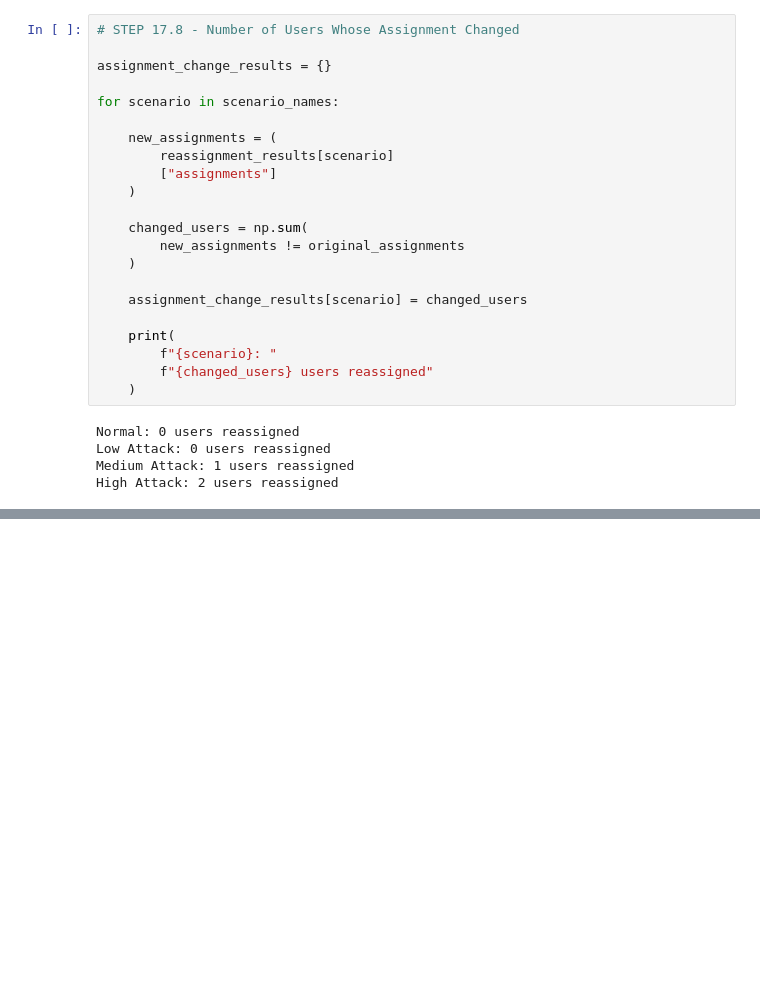
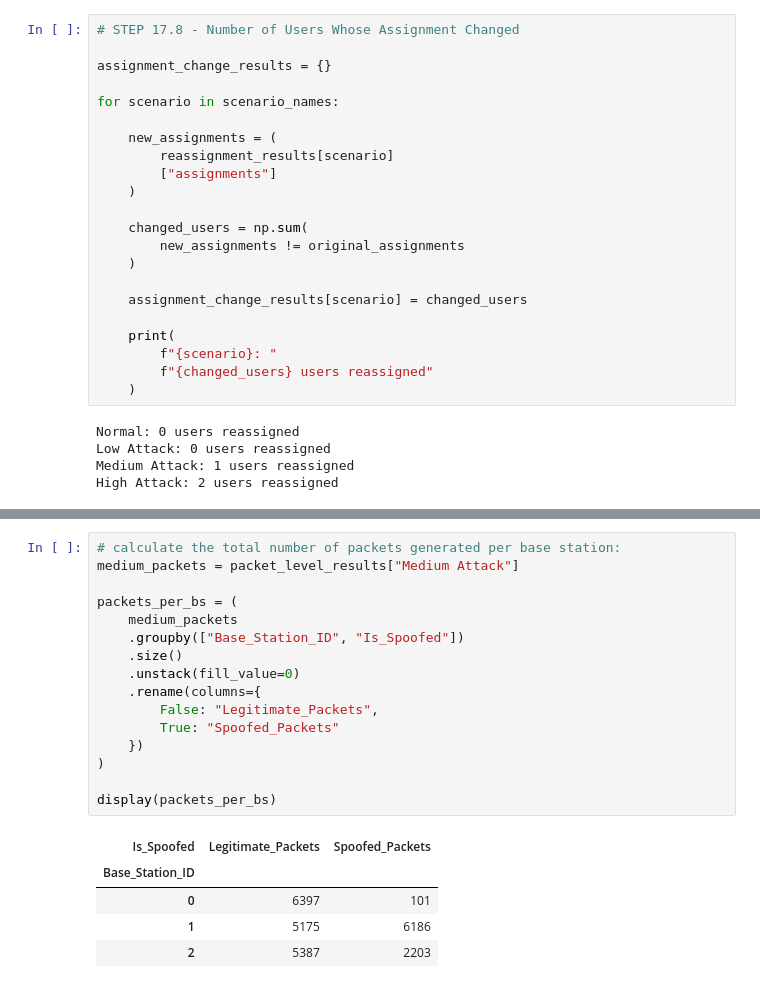
Before and after one commit to Chathuranga630/sionna, a Jupyter notebook: Spoofed_Traffic_v3.ipynb, the cells around one changed output, grey strips where cells are left out. Saved outputs shown, nothing was run; the diff lists cells and outputs as text; blank space fills up the shorter version.

```diff
--- a/Spoofed_Traffic_v3.ipynb
+++ b/Spoofed_Traffic_v3.ipynb
@@ -3939,0 +4371,22 @@ plt.show()
+# %%
+# calculate the total number of packets generated per base station:
+medium_packets = packet_level_results["Medium Attack"]
+
+packets_per_bs = (
+    medium_packets
+    .groupby(["Base_Station_ID", "Is_Spoofed"])
+    .size()
+    .unstack(fill_value=0)
+    .rename(columns={
+        False: "Legitimate_Packets",
+        True: "Spoofed_Packets"
+    })
+)
+
+display(packets_per_bs)
+# %% [output]
+| Is_Spoofed | Legitimate_Packets | Spoofed_Packets |
+| Base_Station_ID |  |  |
+| 0 | 6397 | 101 |
+| 1 | 5175 | 6186 |
+| 2 | 5387 | 2203 |
```
Also changed, not shown: parts of 107 cells of this notebook.
